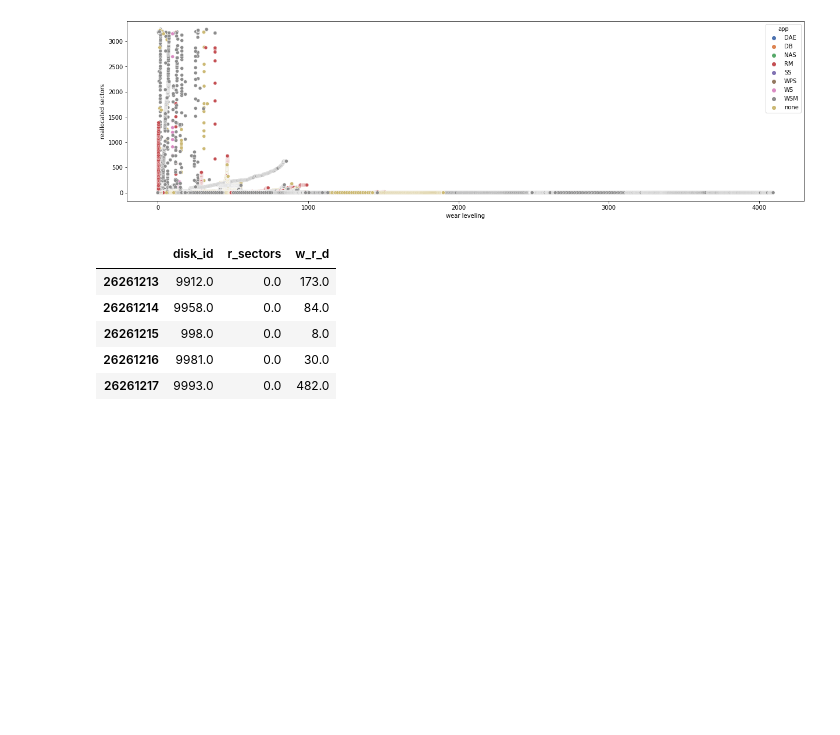
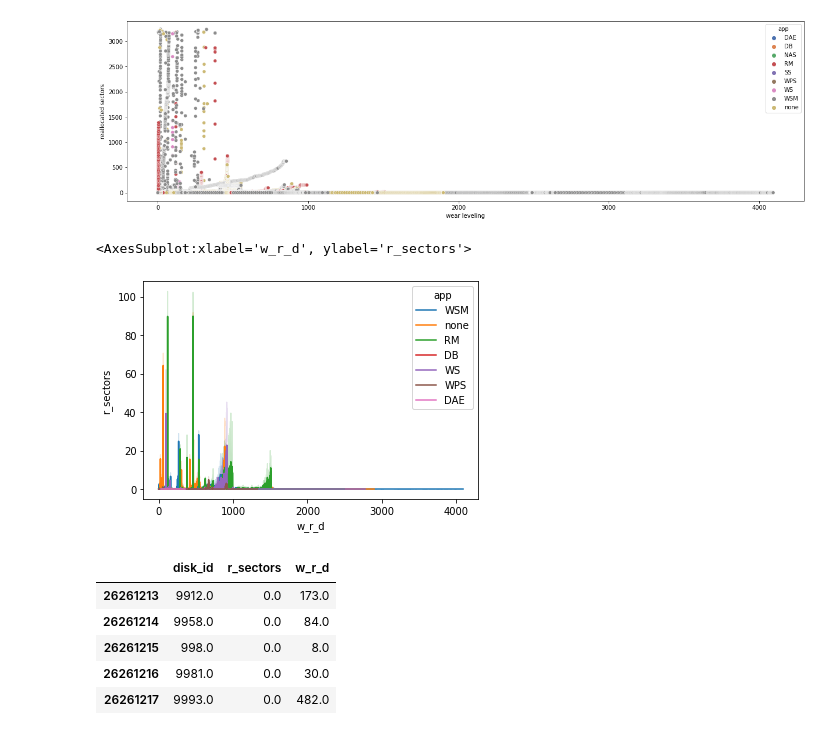
Before and after one commit to EricBorba/StorageFailurePredictor, a Jupyter notebook: Queries.ipynb, the cells around one changed output. Cells and saved outputs as stored; diff of their text form; code cells hidden in the pictures; blank space fills up the shorter version.

```diff
--- a/Queries.ipynb
+++ b/Queries.ipynb
@@ -223,7 +223,10 @@ plt.show()
 # %% [output]
 [figure]
 # %%
-sns.lineplot(data=result, x="w_r_d", y="r_sectors", hue="app")
+sns.lineplot(data=result, x="w_r_d", y="r_sectors", hue="app", estimator="")
+# %% [output]
+<AxesSubplot:xlabel='w_r_d', ylabel='r_sectors'>
+[figure, added]
 # %%
 model = "B1"
 
```
